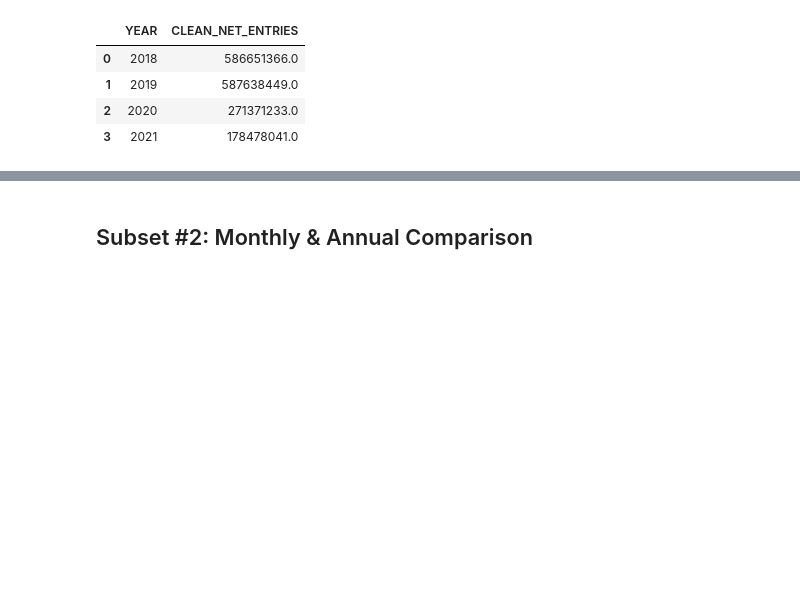
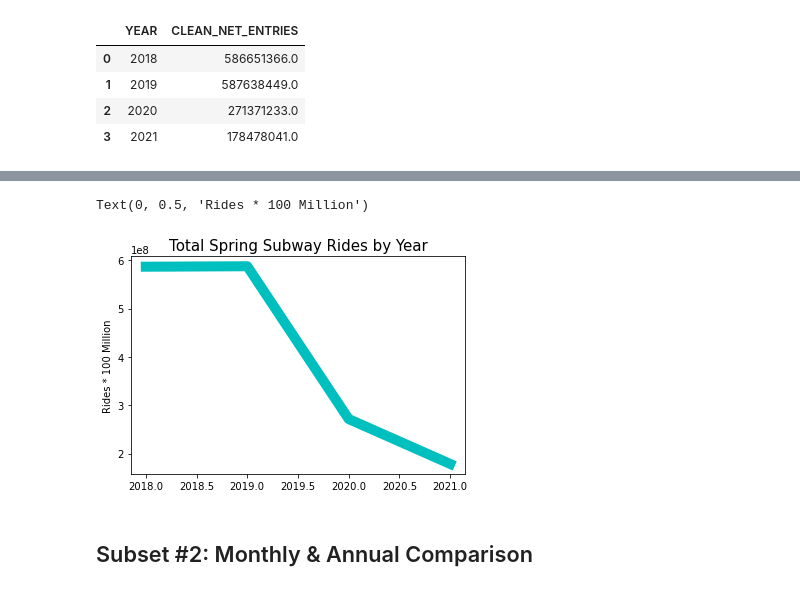
Before and after one commit to Franchalanche/MTA_Turnstile_Data_2018_2021, a Jupyter notebook: MTA Data Project 1 - Cleaned Data Exploration for Project - Francesca Piccorelli.ipynb, the cells around one changed output, grey strips where cells are left out. Drawn from its saved outputs; the diff is of its cells as text; code cells hidden in the pictures; blank space fills up the shorter version.

```diff
--- a/MTA Data Project 1 - Cleaned Data Exploration for Project - Francesca Piccorelli.ipynb
+++ b/MTA Data Project 1 - Cleaned Data Exploration for Project - Francesca Piccorelli.ipynb
@@ -149,3 +180,11 @@ Text(0.5, 1.0, 'Total Subway Rides Feb - May')
+# %%
+plt.plot(annual_df.YEAR,annual_df.CLEAN_NET_ENTRIES,linewidth =10,color='c')
+plt.title("Total Spring Subway Rides by Year",fontsize=15)
+plt.ylabel("Rides * 100 Million")
+#plt.xticks(np.arange(1,5,1),["2018","2019","2020","2021"])
+# %% [output]
+Text(0, 0.5, 'Rides * 100 Million')
+[figure, added]
 # %% [markdown]
 ## Subset #2: Monthly & Annual Comparison
 # %%
```
Also changed, not shown: parts of 6 cells of this notebook, 2 other files.
